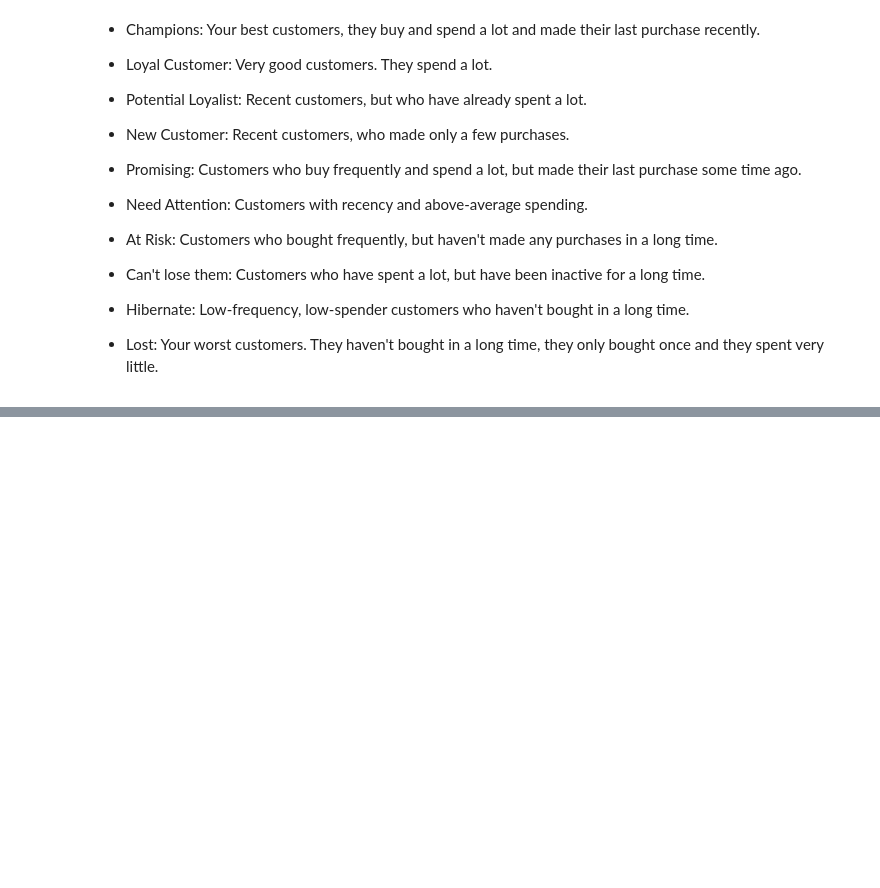
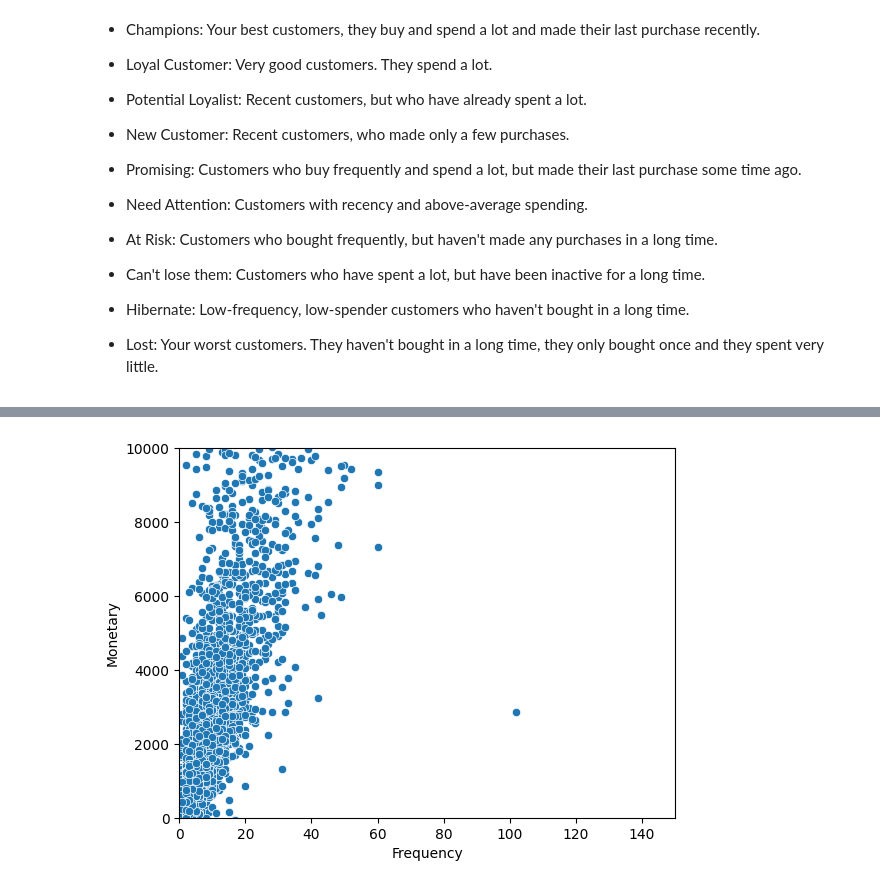
Before and after one commit to Noura-ou/projet_segmentation_client, a Jupyter notebook: src/test_rola.ipynb, the cells around one changed output, grey strips where cells are left out. Drawn from its saved outputs; the diff is of its cells as text; code cells hidden in the pictures; blank space fills up the shorter version.

```diff
--- a/src/test_rola.ipynb
+++ b/src/test_rola.ipynb
@@ -421,0 +443,9 @@ See the caveats in the documentation: https://pandas.pydata.org/pandas-docs/stab
+# %%
+# Spécifier les types de données et les convertisseurs
+dtype = {'invoice_date': int,'invoice': int, 'total_price': float}
+
+# Charger le fichier CSV en utilisant les types de données et les convertisseurs
+rfm = pd.read_csv("../data/rfm_data.csv", dtype=dtype)
+
+# Vérifier les types de données
+print(rfm.dtypes)
@@ -421,0 +474,3 @@ See the caveats in the documentation: https://pandas.pydata.org/pandas-docs/stab
+# %%
+rfm.rename(columns={'invoice_date': 'Recency', 'invoice': 'Frequency', 'total_price': 'Monetary'}, inplace=True)
+rfm
@@ -421,0 +503,7 @@ See the caveats in the documentation: https://pandas.pydata.org/pandas-docs/stab
+# %%
+sns.scatterplot(x=rfm['Frequency'], y=rfm['Monetary'])
+plt.xlim([0,150])
+plt.ylim([0,10000])
+plt.show()
+# %% [output]
+[figure, added]
```
Also changed, not shown: parts of 14 cells of this notebook, 3 other files.
